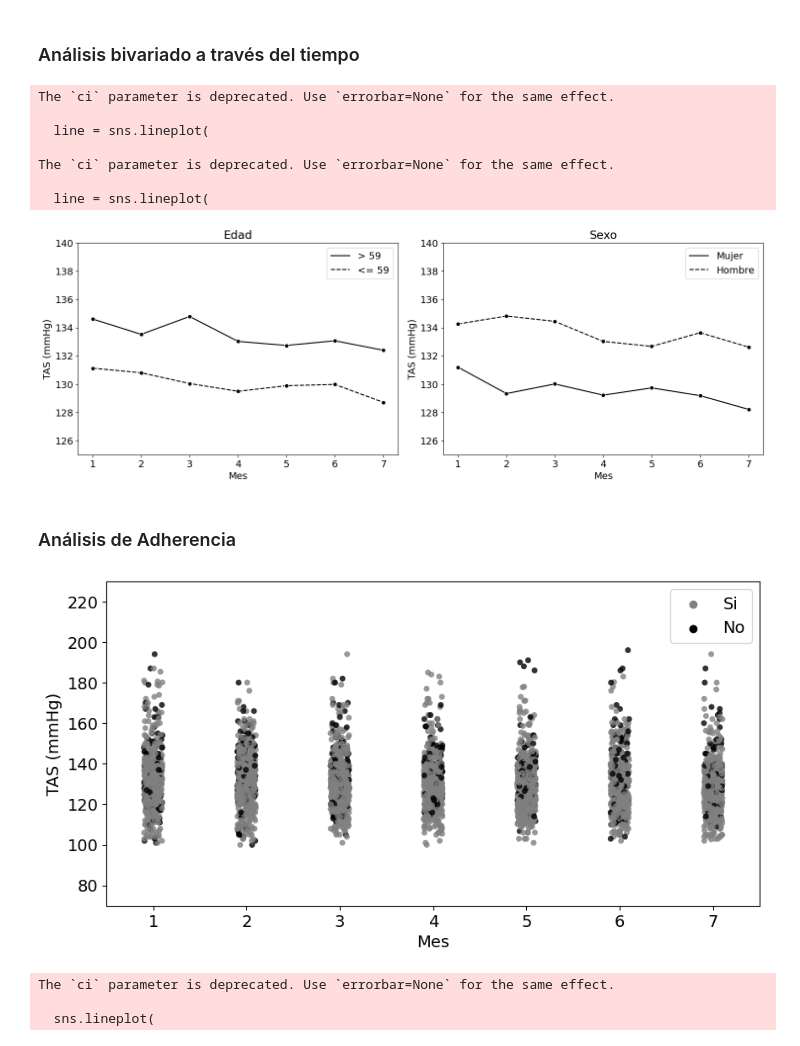
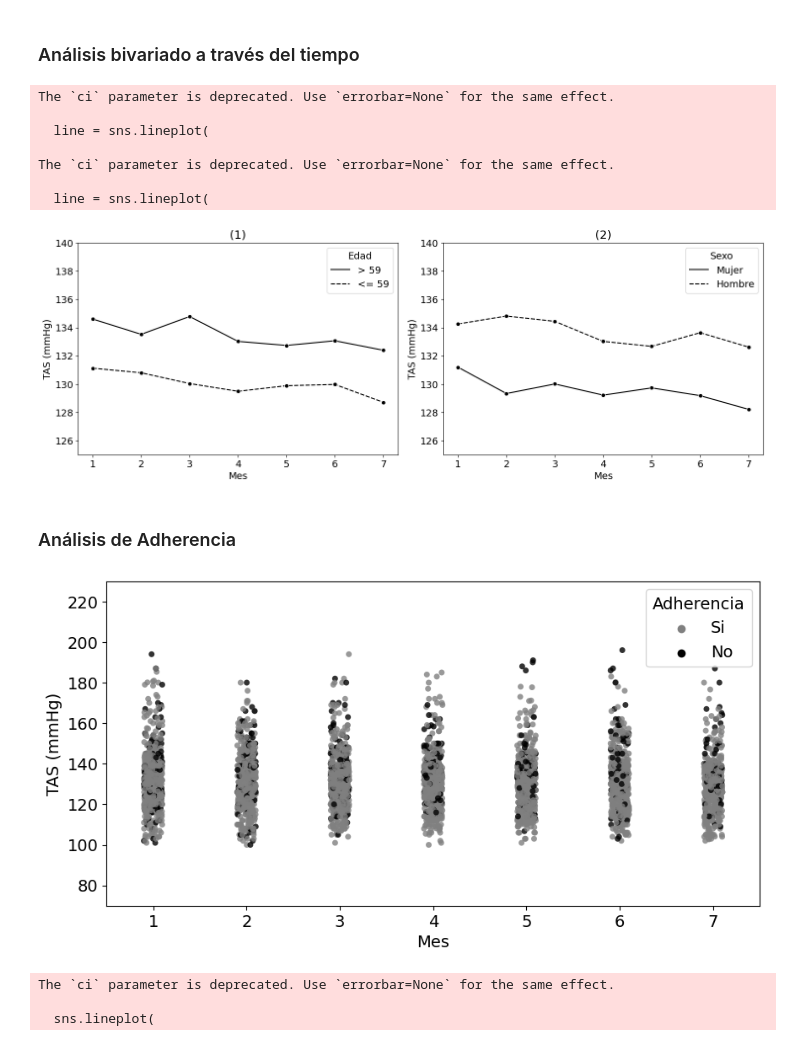
Before and after one commit to ecometto94/Tesis, a Jupyter notebook: Sintaxis/Análisis Descriptivo.ipynb, the cells around one changed output. Cells and saved outputs as stored; diff of their text form; code cells hidden in the pictures.

```diff
--- a/Sintaxis/Análisis Descriptivo.ipynb
+++ b/Sintaxis/Análisis Descriptivo.ipynb
@@ -101,10 +101,10 @@ for i, cov_name in enumerate(covs):
         palette=["black", "black"],
         ci=None
     )
-    plt.legend()
+    plt.legend(title=cov_name)
     plt.ylim(YLIM)
     plt.ylabel("TAS (mmHg)")
-    plt.title(cov_name)
+    plt.title(f"({i+1})")
 
 plt.tight_layout()
 plt.savefig(
@@ -120,27 +120,27 @@ The `ci` parameter is deprecated. Use `errorbar=None` for the same effect.
 The `ci` parameter is deprecated. Use `errorbar=None` for the same effect.
 
   line = sns.lineplot(
-[figure, old version]
+[figure, new version]
 # %% [markdown]
 ### Análisis de Adherencia
 # %%
 sns.stripplot(
     x=df["Mes"],
     y=df["TAS"],
     marker="o",
     hue=df["Adherencia"].map({0: "No", 1: "Si"}),
     palette=["gray", "black"],
     alpha=0.8,
 )
 plt.ylabel("TAS (mmHg)")
 plt.ylim((70, 230))
-plt.legend(loc="upper right")
+plt.legend(loc="upper right", title="Adherencia")
 plt.savefig(
     f"{PATH_TO_IMG}/TAS_vs_tpo_with_adherencia_scatter.png",
     bbox_inches='tight'
 )
 # %% [output]
-[figure, old version]
+[figure, new version]
 # %%
 # Crear perfiles
 aux = []
```
Also changed, not shown: parts of 2 cells of this notebook, 7 other files.
